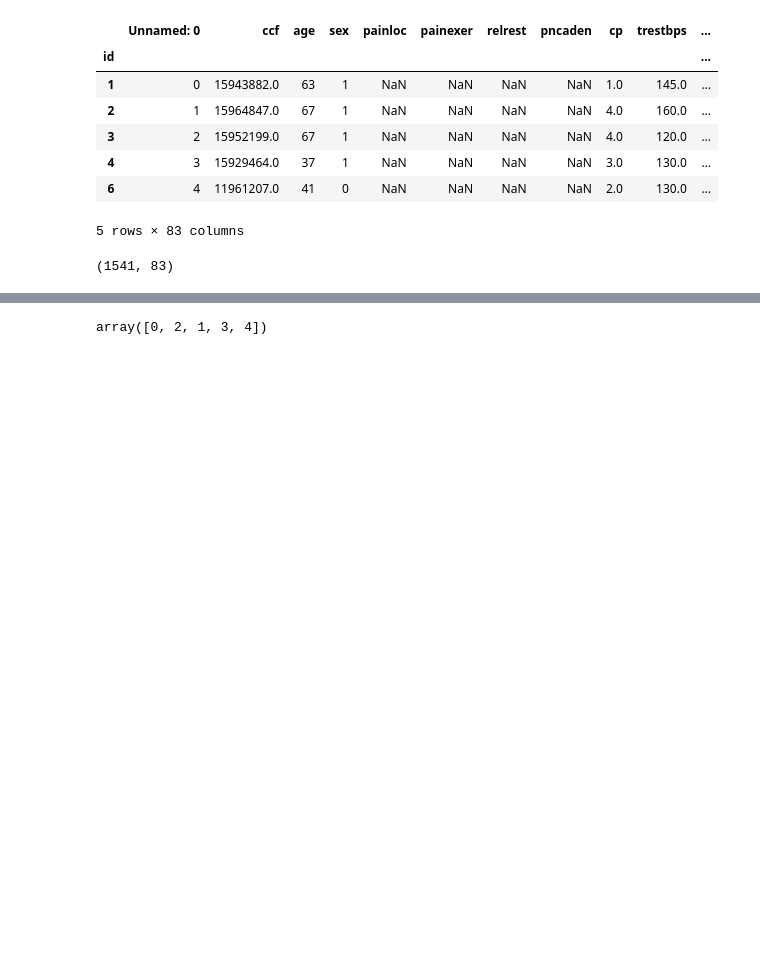
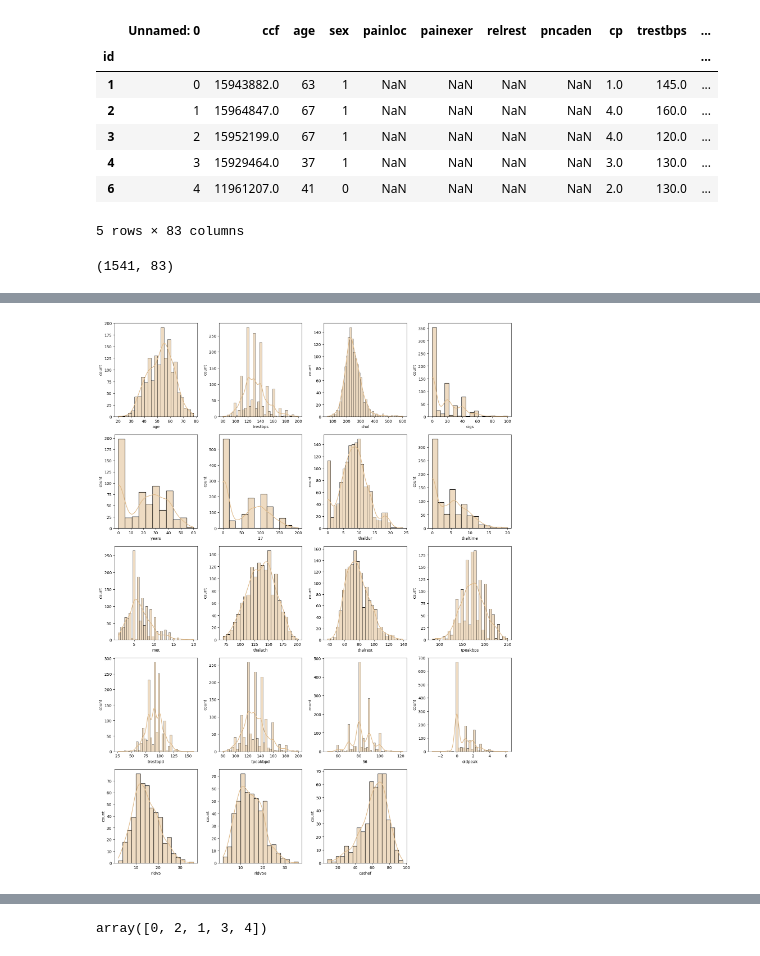
Before and after one commit to Wojsm2000/HeartDiseaseDiagnosis, a Jupyter notebook: EDA.ipynb, the cells around one changed output, grey strips where cells are left out. Saved outputs shown, nothing was run; the diff lists cells and outputs as text; code cells hidden in the pictures; blank space fills up the shorter version.

```diff
--- a/EDA.ipynb
+++ b/EDA.ipynb
@@ -64,3 +70,0 @@ df.rename(columns={'27':'proto'}, inplace=True)
-# %%
-for col in df.columns:
-    print(f"{col}: {df[col].unique()}")
@@ -85,4 +71,4 @@ trestbps: [145. 160. 120. 130. 140. 172. 150. 110. 132. 117. 135. 112. 105. 124.
 # %%
-categorcial = ['sex', 'painloc', 'painexer', 'relrest', 'cp', 'htn', 'smoke', 'fbs', 'dm', 'famhist', 'recteg', 'dig', 'prop', 'nitr', 'pro', 'diuretic', 'proto', 'exang', 'xhypo', 'slope', 'ca', 'exerckm']
-numeric = ['age', 'trestbps', 'chol', 'cigs', 'years', 'thaldur', 'thaltime', 'met', 'thalach', 'thalrest', 'tpeakbps', 'trestbpd', 'oldpeak', 'rldv5', 'rldv5e', 'restckm']
-# skończyłam na restckm -> dokończyć
+categorical = ['sex', 'painloc', 'painexer', 'relrest', 'pncaden', 'cp', 'htn', 'smoke', 'fbs', 'dm', 'famhist', 'restecg', 'dig', 'prop', 'nitr', 'pro', 'diuretic', 'exang', 'xhypo', 'slope', 'ca', '50', 'lmt', 'ladprox', 'laddist', 'diag', 'cxmain', 'ramus', 'om1', 'om2', 'rcaprox', 'rcadist', 'lvx1', 'lvx2', 'lvx3', 'lvx4', 'lvf',
+        '75', '85', '86', '87', '88']
+numeric = ['age', 'trestbps', 'chol', 'cigs', 'years', '27', 'thaldur', 'thaltime', 'met', 'thalach', 'thalrest', 'tpeakbps', 'trestbpd', 'tpeakbpd', '36', 'oldpeak', 'rldv5', 'rldv5e', 'cathef']
@@ -88,0 +141,10 @@ numeric = ['age', 'trestbps', 'chol', 'cigs', 'years', 'thaldur', 'thaltime', 'm
+# %%
+plt.figure(figsize=(15,20))
+for i, col in enumerate(numeric):
+    plt.subplot(5, 4, i+1)
+    sns.histplot(df[col].dropna(), color='burlywood', kde=True)
+    plt.xlabel(col)
+    plt.ylabel('count')
+plt.tight_layout()
+# %% [output]
+[figure, added]
```
Also changed, not shown: parts of 21 cells of this notebook.
